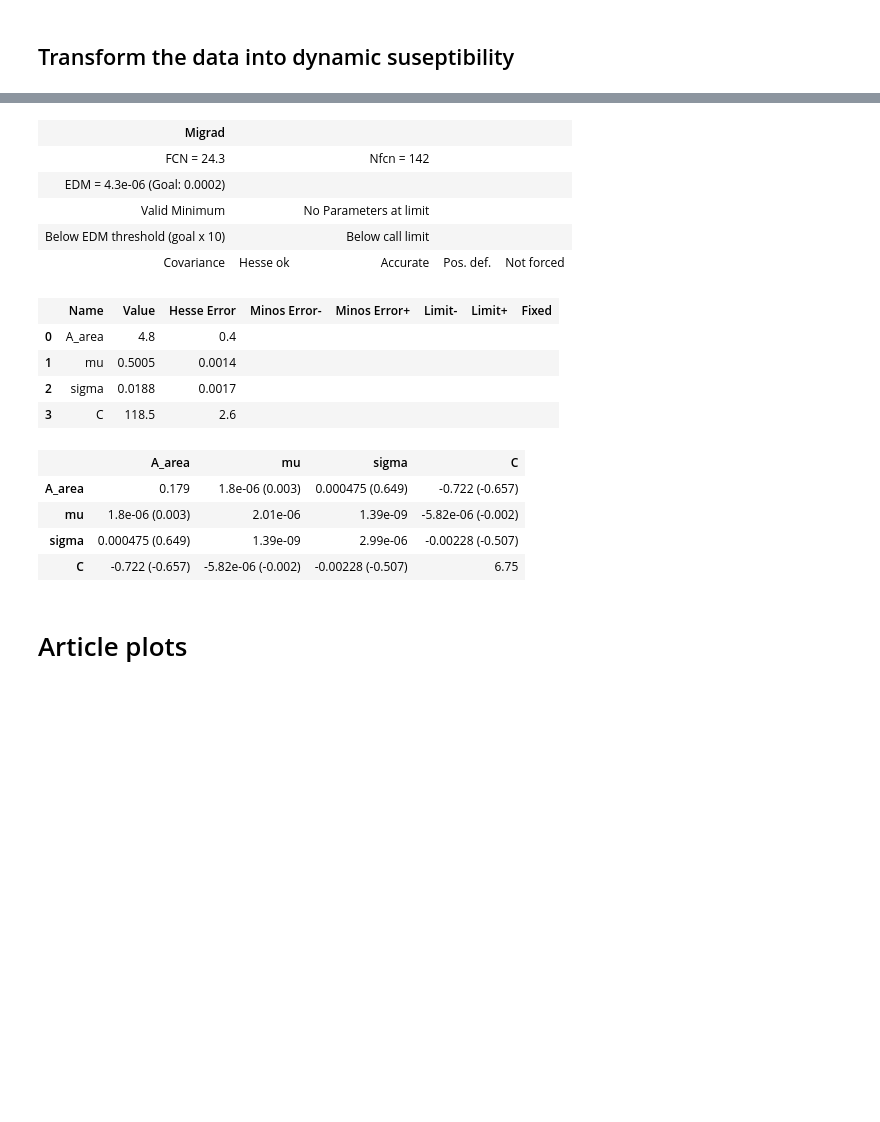
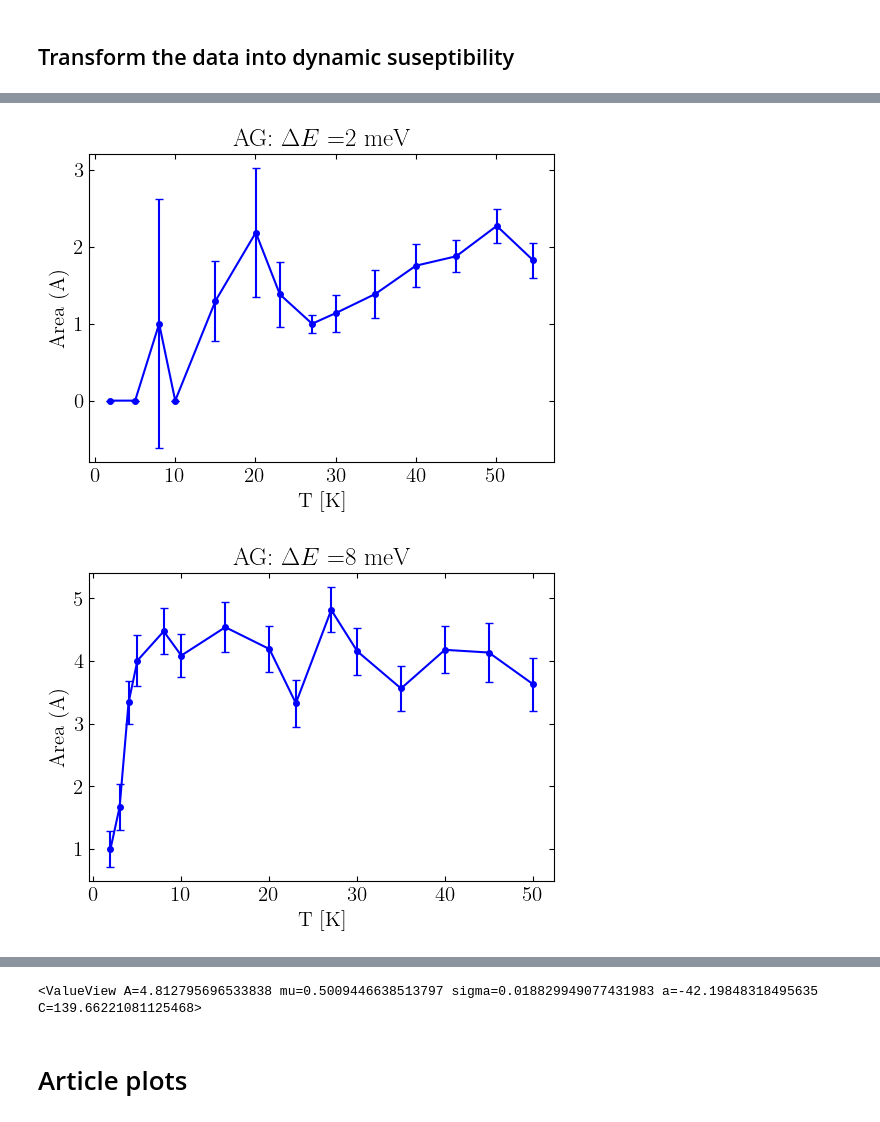
Before and after one commit to NBI-Magnetism-Group/NCCO_Analysis_Code_2026, a Jupyter notebook: DataAnalysis.ipynb, the cells around one changed output, grey strips where cells are left out. Saved outputs shown, nothing was run; the diff lists cells and outputs as text; code cells hidden in the pictures; blank space fills up the shorter version.

```diff
--- a/DataAnalysis.ipynb
+++ b/DataAnalysis.ipynb
@@ -868,0 +867,11 @@ plot_fits(ag_q_8mev)
+# %%
+PlotGaussArea(ag_q_2mev, x_attr='TT', title='AG: $\Delta E =$2 meV')
+
+PlotGaussArea(ag_q_8mev, x_attr='TT', title='AG: $\Delta E =$8 meV')
+
+PlotGaussArea(ag_q_2K, x_attr='EN', title='AG: $T =$2 K')
+
+PlotGaussArea(ag_q_27K, x_attr='EN', title='AG: $T =$27 K')
+# %% [output]
+[figure, added]
+[figure, added]
@@ -870,23 +881,10 @@ plot_fits(ag_q_8mev)
 
 ag_q_27K_8mev.FindBestFit(model1=gauss_const,  model2=model_const, initial_guess1=gauss_geuss, initial_guess2=C_geuss)
 ag_q_27K_8mev.best_fit_obj.hesse()
+
+print(ag_q_27K_8mev.best_fit_obj.values)
 # %% [output]
-| Migrad |  |  |  |  |
-| FCN = 24.3 |  | Nfcn = 142 |  |  |
-| EDM = 4.3e-06 (Goal: 0.0002) |  |  |  |  |
-| Valid Minimum |  | No Parameters at limit |  |  |
-| Below EDM threshold (goal x 10) |  | Below call limit |  |  |
-| Covariance | Hesse ok | Accurate | Pos. def. | Not forced |
-|  | Name | Value | Hesse Error | Minos Error- | Minos Error+ | Limit- | Limit+ | Fixed |
-| 0 | A_area | 4.8 | 0.4 |  |  |  |  |  |
-| 1 | mu | 0.5005 | 0.0014 |  |  |  |  |  |
-| 2 | sigma | 0.0188 | 0.0017 |  |  |  |  |  |
-| 3 | C | 118.5 | 2.6 |  |  |  |  |  |
-|  | A_area | mu | sigma | C |
-| A_area | 0.179 | 1.8e-06 (0.003) | 0.000475 (0.649) | -0.722 (-0.657) |
-| mu | 1.8e-06 (0.003) | 2.01e-06 | 1.39e-09 | -5.82e-06 (-0.002) |
-| sigma | 0.000475 (0.649) | 1.39e-09 | 2.99e-06 | -0.00228 (-0.507) |
-| C | -0.722 (-0.657) | -5.82e-06 (-0.002) | -0.00228 (-0.507) | 6.75 |
+<ValueView A=4.812795696533838 mu=0.5009446638513797 sigma=0.018829949077431983 a=-42.19848318495635 C=139.66221081125468>
 # %% [markdown]
 # Article plots
 # %% [markdown]
```
Also changed, not shown: parts of 3 cells of this notebook, 4 other files.
